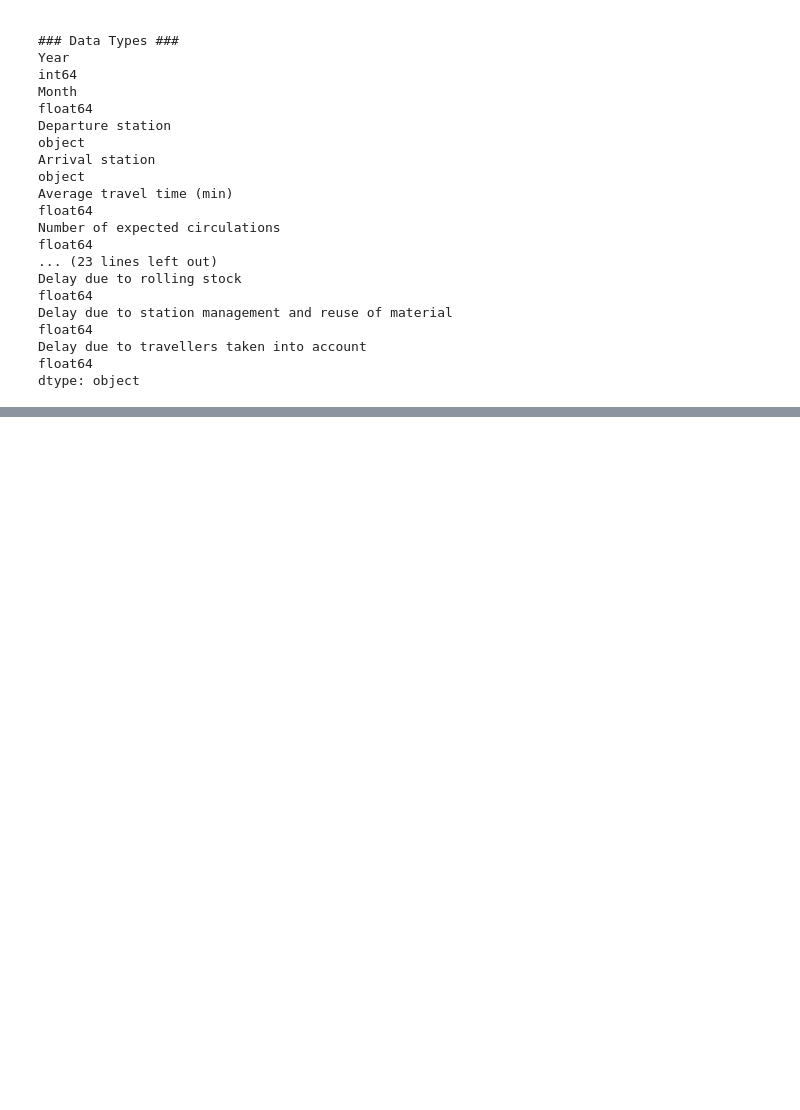
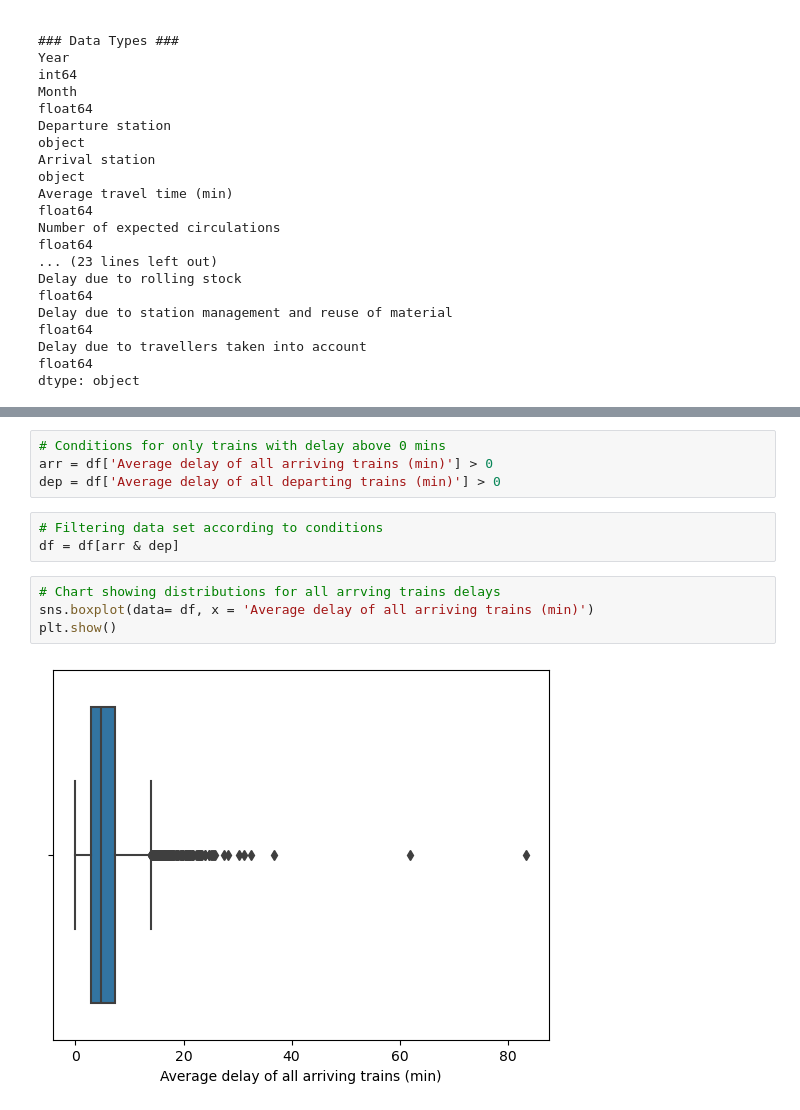
Before and after one commit to CrisMagdziak/Train_Traffic_Python, a Jupyter notebook: Trains_Project_v1.1.ipynb, the cells around one changed output, grey strips where cells are left out. Saved outputs shown, nothing was run; the diff lists cells and outputs as text; blank space fills up the shorter version.

```diff
--- a/Trains_Project_v1.1.ipynb
+++ b/Trains_Project_v1.1.ipynb
@@ -87,0 +146,13 @@ df['Average delay of all arriving trains (min)'].value_counts()
+# %%
+# Conditions for only trains with delay above 0 mins
+arr = df['Average delay of all arriving trains (min)'] > 0
+dep = df['Average delay of all departing trains (min)'] > 0
+# %%
+# Filtering data set according to conditions
+df = df[arr & dep]
+# %%
+# Chart showing distributions for all arrving trains delays
+sns.boxplot(data= df, x = 'Average delay of all arriving trains (min)')
+plt.show()
+# %% [output]
+[figure, added]
```
Also changed, not shown: parts of 10 cells of this notebook.
